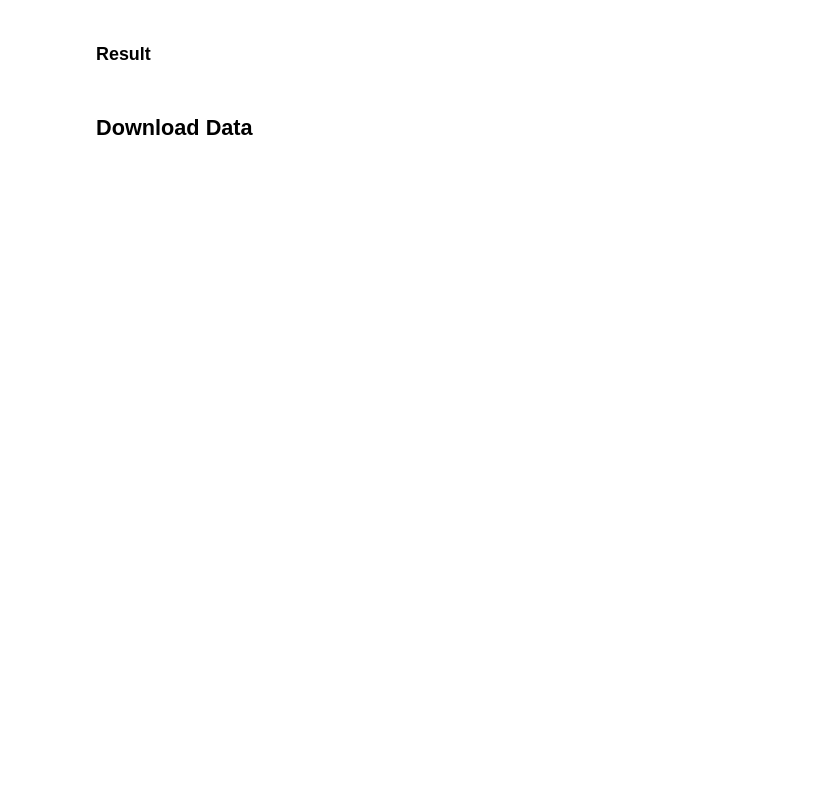
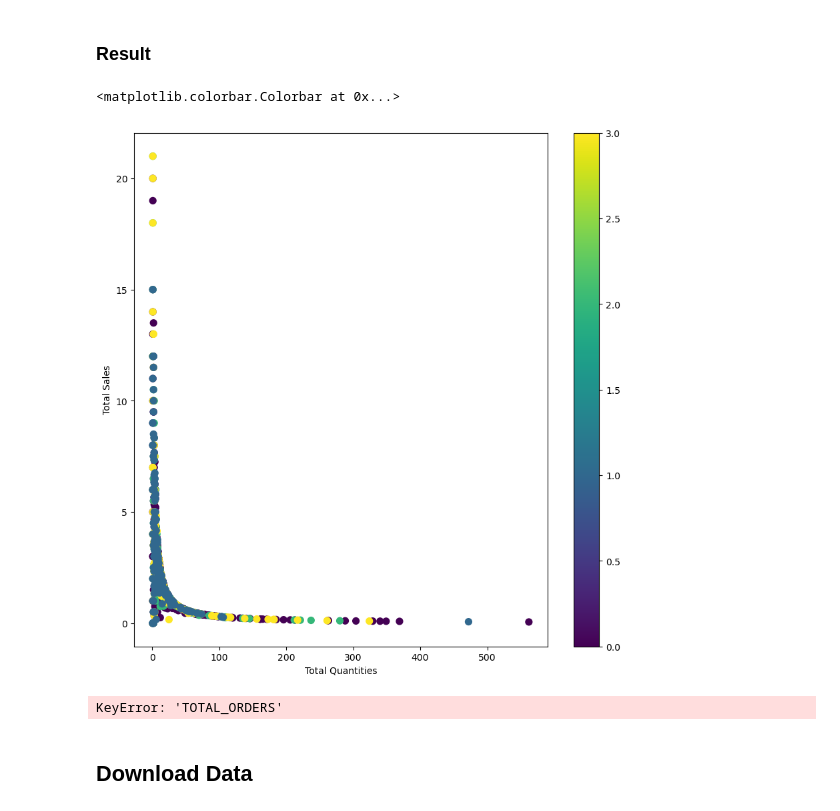
Before and after one commit to Dpyde/Hackatron, a Jupyter notebook: Lab1-2.ipynb, the cells around one changed output. Cells and saved outputs as stored; diff of their text form; code cells hidden in the pictures; blank space fills up the shorter version.

```diff
--- a/Lab1-2.ipynb
+++ b/Lab1-2.ipynb
@@ -55,0 +20,4 @@ AGG_df2 = LOCNRP.groupby(['O_CUSTKEY'], as_index=False).agg(
+# %%
+data_dir = "data"# Add path to folder contained dataset file
+MER_PPL_df = pd.read_csv(f"{data_dir}/MER_PPL.csv")
+MRW_df = pd.read_csv(f"{data_dir}/MRW.csv")
@@ -55,0 +42,8 @@ AGG_df2 = LOCNRP.groupby(['O_CUSTKEY'], as_index=False).agg(
+# %%
+MRW_df['ScanDate'] = pd.to_datetime(MRW_df['ScanDate'], format='%d/%m/%Y')
+MRW_df['ScanDay'] = MRW_df['ScanDate'].dt.day
+MRW_df['LeadDay'] = MRW_df.sort_values(['UserId','ScanDay']).groupby(['UserId'],sort=False)['ScanDay'].diff()
+MRW_df = MRW_df.dropna()
+MRW_df['Quantity'] = 1
+MRW_df['UserId'] = MRW_df['UserId'].str.extract(r'(\d+)', expand=False)
+MRW_df.head()
@@ -56,2 +57,12 @@ AGG_df2 = LOCNRP.groupby(['O_CUSTKEY'], as_index=False).agg(
+# %%
+AGG_df2 = MRW_df.groupby(['UserId'], as_index=False).agg(
+    SUM_VOLUME = ("Volume (L)", 'sum'),
+    MEAN_POINTS = ("Points", 'mean'),
+    SUM_POINTS = ("Points", 'sum'),
+    SUM_QUANTITY = ("Quantity", 'sum'),
+    MAX_LEADDAY = ("LeadDay", 'max'),
+    MIN_LEADDAY = ("LeadDay", 'min'),
+    MEAN_LEADDAY = ("LeadDay", 'mean'),
+)
 # %%
 AGG_df2.head()
@@ -86,22 +118,25 @@ AGG_df2.head(10)
 ### Result
 # %%
 x = AGG_df2['SUM_QUANTITY']
-y = AGG_df2['SUM_TOTAL_SALE']
+y = AGG_df2['MEAN_LEADDAY']
 Cluster = AGG_df2['CLUSTER']
 
 fig = plt.figure(figsize=(10,10))
 ax = fig.add_subplot(111)
 
 scatter = ax.scatter(x,y,c=Cluster,s=50)
 ax.set_xlabel('Total Quantities')
 ax.set_ylabel('Total Sales')
 plt.colorbar(scatter)
 
 #fig.savefig('ClusterSales.png', bbox_inches='tight')
 #fig.show()
+# %% [output]
+<matplotlib.colorbar.Colorbar at 0x...>
+[figure, added]
 # %%
 x = AGG_df2['TOTAL_ORDERS']
-y = AGG_df2['MEAN_LEADDAY']
+y = AGG_df2['MEAN_LeadDay']
 Cluster = AGG_df2['CLUSTER']
 
 fig = plt.figure(figsize=(10,10))
@@ -114,6 +149,8 @@ plt.colorbar(scatter)
 
 #fig.savefig('ClusterOrders.png', bbox_inches='tight')
 #fig.show()
+# %% [output]
+KeyError: 'TOTAL_ORDERS'
 # %% [markdown]
 ## Download Data
 # %%
```
Also changed, not shown: parts of 14 cells of this notebook, 6 other files.
